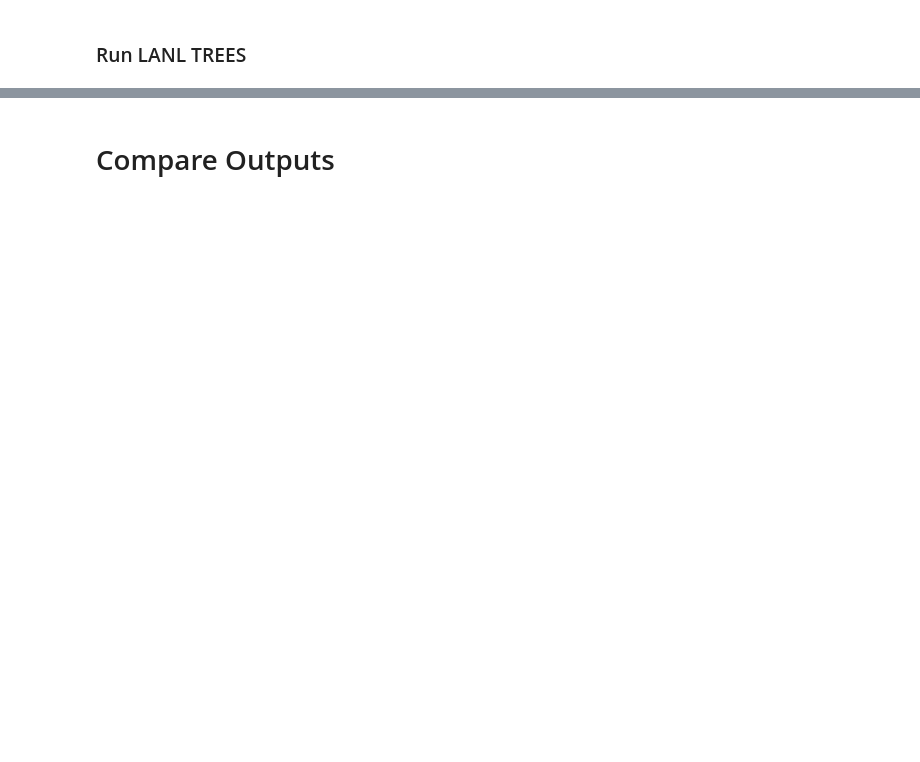
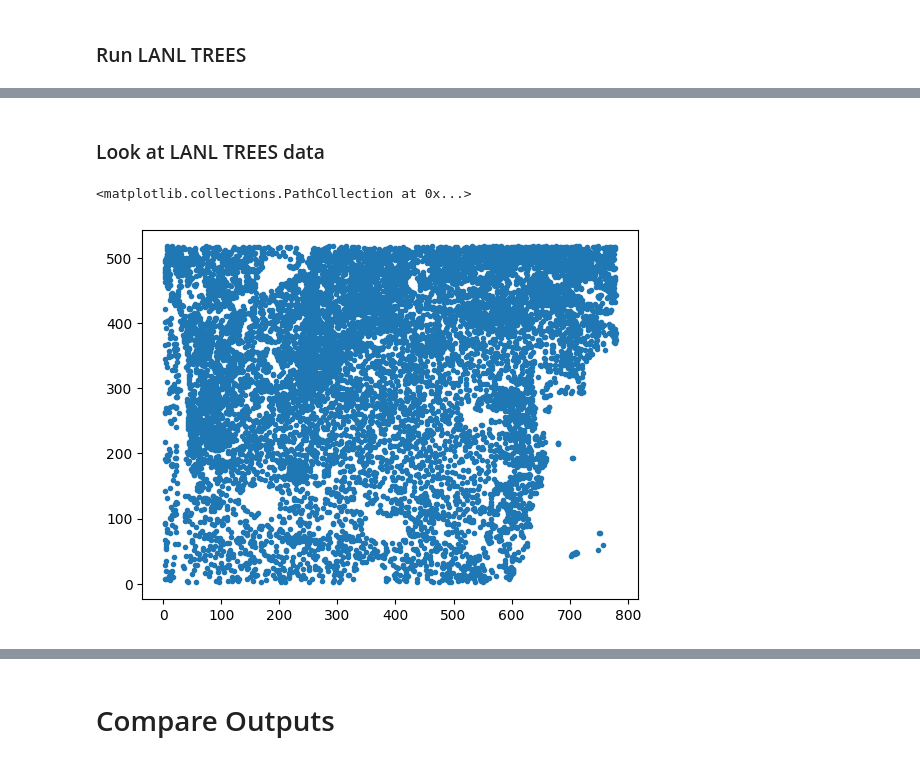
Before and after one commit to BurnPro3D/agu_2025, a Jupyter notebook: lanl_trees_fastfuels_comparison/sycan_marsh/workflow_sycan_marsh_ff_lanl_trees.ipynb, the cells around one changed output, grey strips where cells are left out. Drawn from its saved outputs; the diff is of its cells as text; code cells hidden in the pictures; blank space fills up the shorter version.

```diff
--- a/lanl_trees_fastfuels_comparison/sycan_marsh/workflow_sycan_marsh_ff_lanl_trees.ipynb
+++ b/lanl_trees_fastfuels_comparison/sycan_marsh/workflow_sycan_marsh_ff_lanl_trees.ipynb
@@ -210,0 +240,9 @@ plt.show()
+# %% [markdown]
+### Look at LANL TREES data
+# %%
+tl = pd.read_csv('Cloud2Trees_TreeList.txt', sep=' ', header = None)
+# %%
+plt.scatter(tl[[1]], tl[[2]], marker = '.')
+# %% [output]
+<matplotlib.collections.PathCollection at 0x...>
+[figure, added]
```
Also changed, not shown: parts of 14 cells of this notebook.
